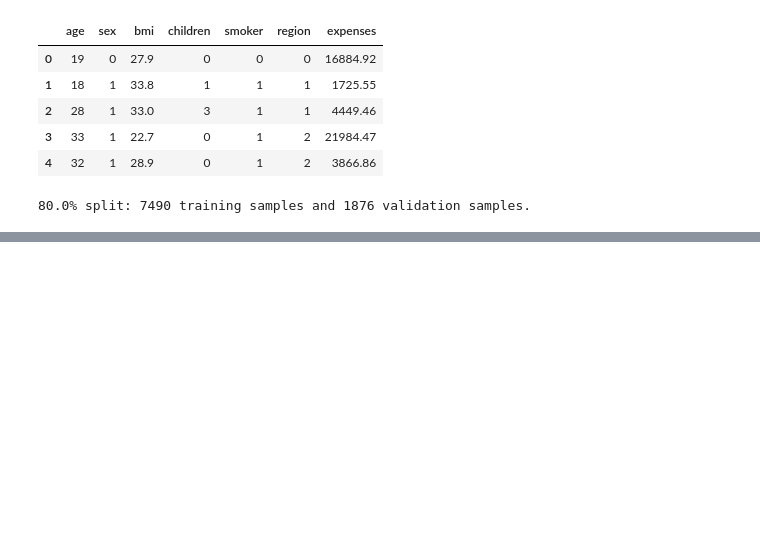
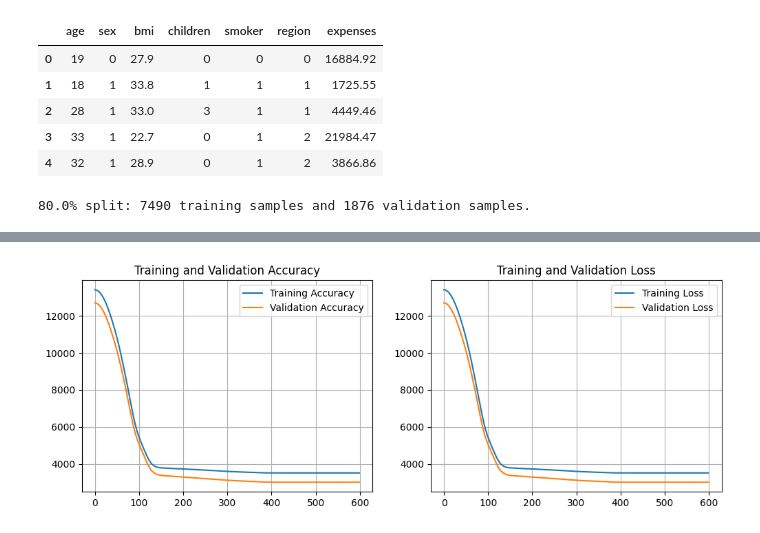
Before and after one commit to MatiasCarbone/FCC-machinelearning, a Jupyter notebook: health_cost_regression.ipynb, the cells around one changed output, grey strips where cells are left out. Saved outputs shown, nothing was run; the diff lists cells and outputs as text; code cells hidden in the pictures; blank space fills up the shorter version.

Commit message:
Add cells for creating model, training and plotting error. Finish assignment.

```diff
--- a/health_cost_regression.ipynb
+++ b/health_cost_regression.ipynb
@@ -77,0 +69,9 @@ ValueError: Rank-0 tensors are not supported as the num_or_size_splits argument
+# %%
+model = tf.keras.models.Sequential([
+  normalizer,
+  tf.keras.layers.Dense(6),
+  tf.keras.layers.Dense(1)
+])
+
+model.summary()
+model.compile(optimizer=tf.keras.optimizers.Adam(learning_rate=0.008), loss='mean_absolute_error', metrics=['mae', 'mse'])
@@ -78,3 +95,40 @@ ValueError: Rank-0 tensors are not supported as the num_or_size_splits argument
+# %%
+EPOCHS = 600
+history = model.fit(
+    x=train_dataset,
+    y=train_labels,
+    validation_data=(test_dataset, test_labels),
+    epochs=EPOCHS,
+    verbose=0,
+    callbacks=[TqdmCallback(verbose=0)],
+)
+# %%
+# Plotting the training and validation mean absolute error and loss.
+mae = history.history["mae"]
+val_mae = history.history["val_mae"]
+
+loss = history.history["loss"]
+val_loss = history.history["val_loss"]
+
+epochs_range = range(EPOCHS)
+
+plt.figure(figsize=(12, 4))
+plt.subplot(1, 2, 1)
+plt.plot(epochs_range, mae, label="Training Accuracy")
+plt.plot(epochs_range, val_mae, label="Validation Accuracy")
+plt.grid()
+plt.legend(loc="upper right")
+plt.title("Training and Validation Accuracy")
+
+plt.subplot(1, 2, 2)
+plt.plot(epochs_range, loss, label="Training Loss")
+plt.plot(epochs_range, val_loss, label="Validation Loss")
+plt.grid()
+plt.legend(loc="upper right")
+plt.title("Training and Validation Loss")
+plt.show()
+# %% [output]
+[figure, added]
 # %%
 # RUN THIS CELL TO TEST YOUR MODEL. DO NOT MODIFY CONTENTS.
 # Test model by checking how well the model generalizes using the test set.
```
Also changed, not shown: parts of 9 cells of this notebook.
